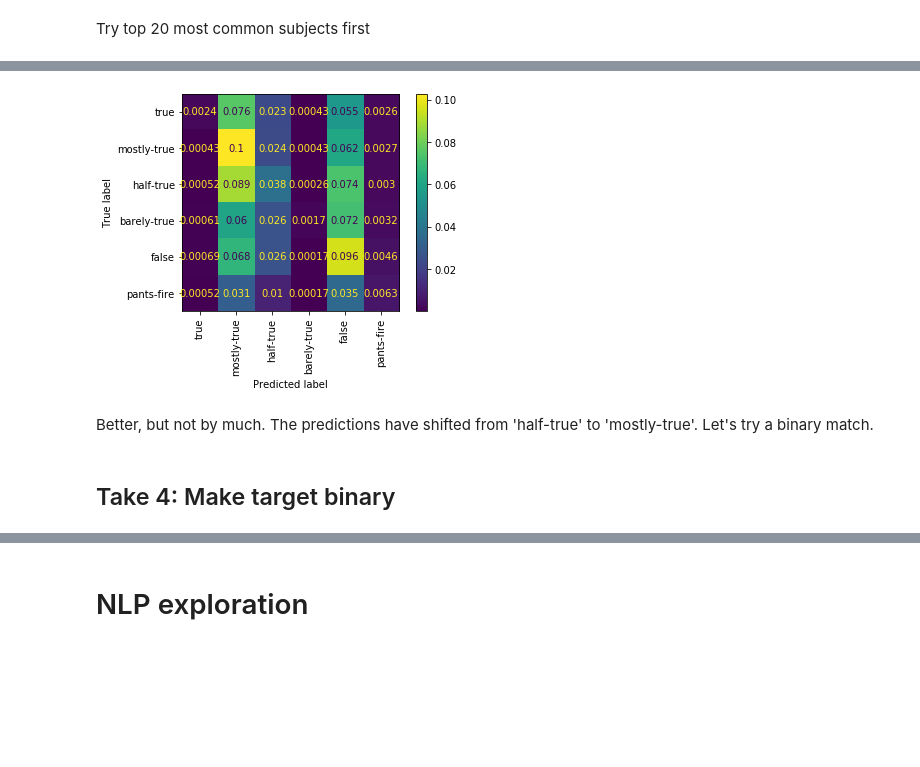
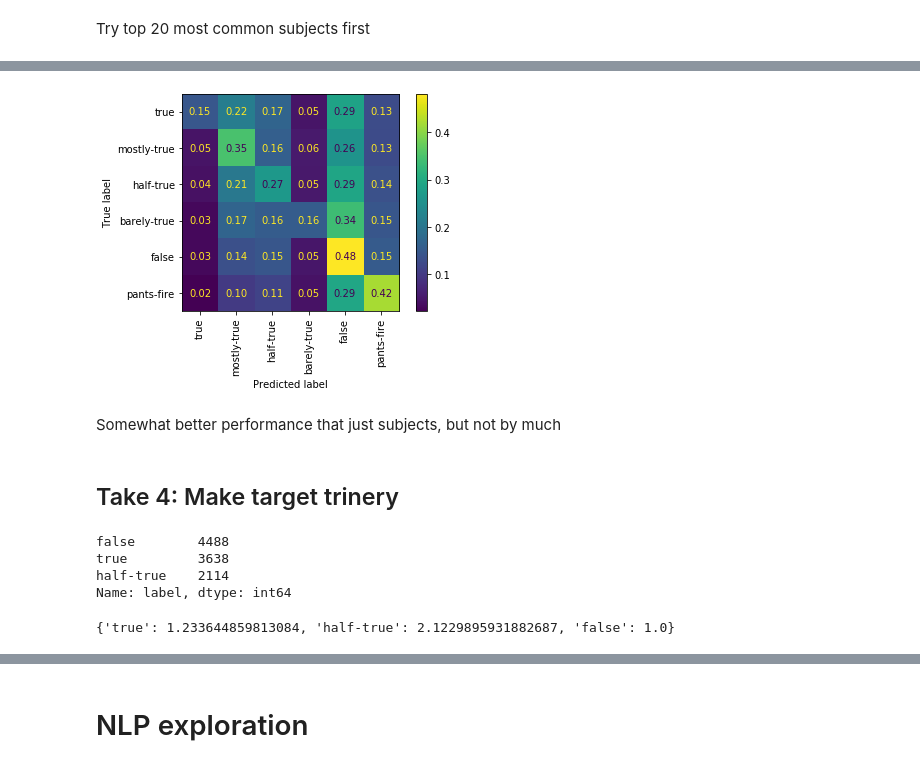
Before and after one commit to KunojiLym/metis_project_4, a Jupyter notebook: liar_eda.ipynb, the cells around one changed output, grey strips where cells are left out. Drawn from its saved outputs; the diff is of its cells as text; code cells hidden in the pictures; blank space fills up the shorter version.

```diff
--- a/liar_eda.ipynb
+++ b/liar_eda.ipynb
@@ -257,8 +276,9 @@ TODO: pull from main API to extract date of news?
 # %% [markdown]
 Need to convert subjects column into a list
 # %%
-liar_train['subject_list'] = liar_train['subjects'].apply(lambda s: str(s).split(','))
-liar_test['subject_list'] = liar_test['subjects'].apply(lambda s: str(s).split(','))
+liar_train['subject_list'] = liar_train['subjects'].apply(lambda s: str(s).lower().split(','))
+liar_valid['subject_list'] = liar_valid['subjects'].apply(lambda s: str(s).lower().split(','))
+liar_test['subject_list'] = liar_test['subjects'].apply(lambda s: str(s).lower().split(','))
 
 liar_train_subj_dummies = eda.createdummy_from_listentries(liar_train, 'subject_list')
 
@@ -436,10 +446,11 @@ Adding the other speaker features adds about 1.4k features
 enc = OneHotEncoder(handle_unknown='ignore', sparse=False)
 enc.fit(liar_train[['speaker', 'speaker_job', 'speaker_us_state', 'speaker_affiliation']].fillna(''))
 speaker_dummies = enc.transform(liar_train[['speaker', 'speaker_job', 'speaker_us_state', 'speaker_affiliation']].fillna(''))
+speaker_dummies_df = pd.DataFrame(data=speaker_dummies,
+                       index=liar_train.index,
+                       columns=enc.get_feature_names())
 
-train_X = pd.DataFrame(data=speaker_dummies,
-                       index=liar_train.index,
-                       columns=enc.get_feature_names()).join(liar_train_subj_dummies).fillna('')
+train_X = speaker_dummies_df.join(liar_train_subj_dummies).fillna('')
 train_y = liar_train['label']
 
 train_X, train_y
@@ -502,11 +513,14 @@ It appears that the speaker features are not predictive at all!  What about rand
 # %%
-model_rforest = RandomForestClassifier(n_jobs=-1, random_state=RANDOM)
+model_rforest = RandomForestClassifier(n_jobs=-1,
+                                       random_state=RANDOM,
+                                       class_weight=liar_train_truthval_weight)
 
 f1scorer = make_scorer(fbeta_score, beta=1, average='weighted')
 
 #create a dictionary of all values we want to test for n_neighbors
-param_grid = {  'n_estimators':         [5, 10, 20, 40, 100],
-                'max_depth':            [5, 7, 10],
+# note: trying with no max_depth resulted in overfitting
+param_grid = {  'n_estimators':         [5, 20, 40, 100, 250, 500],
+                'max_depth':            [5, 10, 20, 50, 100],
                 'min_samples_split':    [2, 3, 4]}
 
 #use gridsearch to test all values for n_neighbors
@@ -762,11 +814,11 @@ Doesn't seem to do as well, let's stick with top 20 by count for this next part
 # %%
-enc = OneHotEncoder(handle_unknown='ignore', sparse=False)
 enc.fit(liar_train[['speaker_affiliation']].fillna(''))
-speaker_dummies = enc.transform(liar_train[['speaker_affiliation']].fillna(''))
+speaker_aff_dummies = enc.transform(liar_train[['speaker_affiliation']].fillna(''))
+speaker_aff_dummies_df = pd.DataFrame(data=speaker_aff_dummies,
+                                      index=liar_train.index,
+                                      columns=enc.get_feature_names())
 
-train_X = pd.DataFrame(data=speaker_dummies,
-                       index=liar_train.index,
-                       columns=enc.get_feature_names()).join(liar_train_subj_dummies[top20_subjs_bycount]).fillna('')
+train_X = speaker_aff_dummies_df.join(liar_train_subj_dummies).fillna('')
 train_y = liar_train['label']
 
 train_X, train_y
@@ -801,11 +853,34 @@ model_rforest_rscv.best_score_
 # %%
 plot_confusion_matrix(model_rforest_rscv, train_X, train_y,
                       labels=liar_label_order,
-                      normalize='all',
-                      xticks_rotation='vertical');
+                      xticks_rotation='vertical',
+                      normalize='true',
+                      values_format='.2f');
 # %% [output]
-[figure, old version]
+[figure, new version]
-# %% [markdown]
-Better, but not by much. The predictions have shifted from 'half-true' to 'mostly-true'. Let's try a binary match.
+# %% [markdown]
+Somewhat better performance that just subjects, but not by much
 # %% [markdown]
-## Take 4: Make target binary
+## Take 4: Make target trinery
+# %%
+train_y = liar_train['label'].replace('mostly-true', 'true').replace(['barely-true', 'pants-fire'], 'false')
+
+train_y.value_counts()
+# %% [output]
+false        4488
+true         3638
+half-true    2114
+Name: label, dtype: int64
+# %%
+#Need to make a new set of weights for a new random forest model
+liar_train_truthval_3_dist = pd.DataFrame({'label': liar_label, 'count': train_y.value_counts()[liar_label]}
+                                          for liar_label in ['true', 'half-true', 'false'])
+
+liar_train_truthval_3_weight = {
+    label: liar_train_truthval_3_dist['count'].max() / count
+    for label, count in zip(liar_train_truthval_3_dist['label'], liar_train_truthval_3_dist['count'])
+}
+
+liar_train_truthval_3_weight
+# %% [output]
+{'true': 1.233644859813084, 'half-true': 2.1229895931882687, 'false': 1.0}
```
Also changed, not shown: parts of 219 cells of this notebook, 1 other file.
